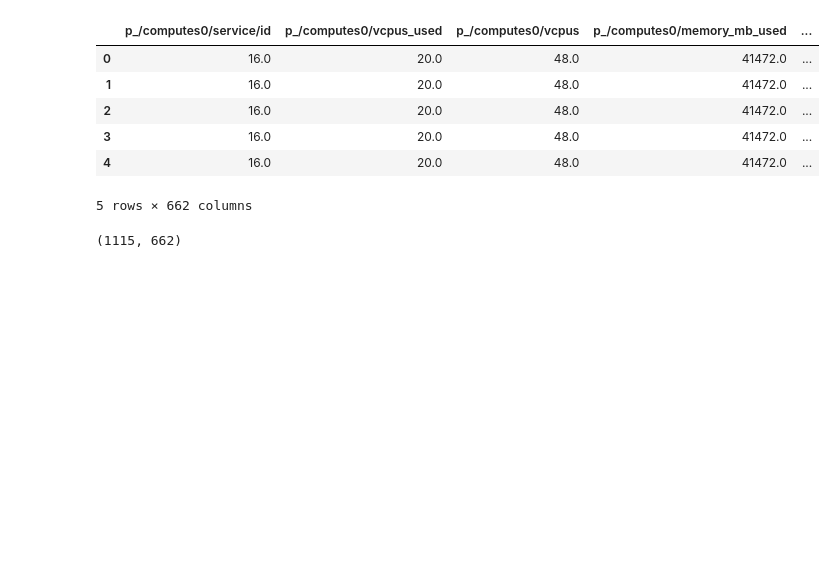
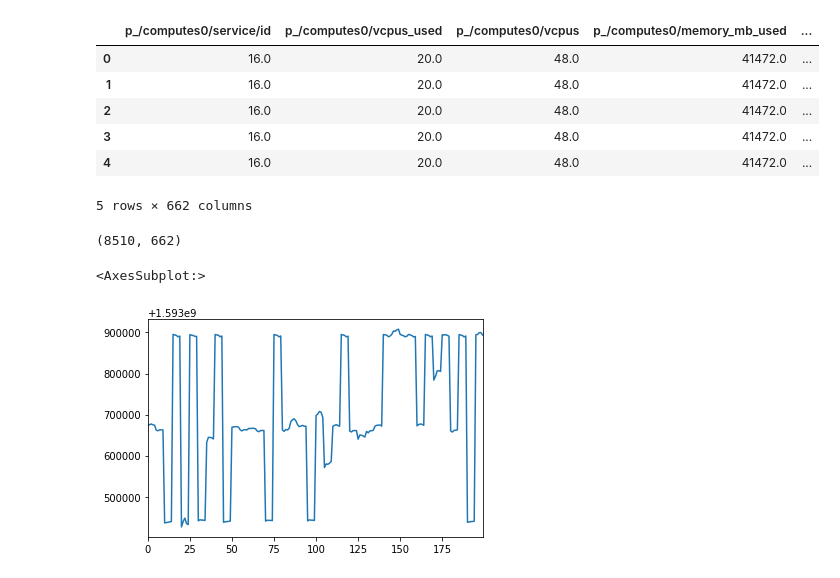
Before and after one commit to xiafei571/itu-gan, a Jupyter notebook: batch_timeGAN.ipynb, the cells around one changed output. Saved outputs shown, nothing was run; the diff lists cells and outputs as text; code cells hidden in the pictures; blank space fills up the shorter version.

```diff
--- a/batch_timeGAN.ipynb
+++ b/batch_timeGAN.ipynb
@@ -126,7 +131,7 @@ parameters = dict()
 parameters['module'] = 'lstm'
 parameters['hidden_dim'] = 24
 parameters['num_layer'] = 3
-parameters['iterations'] = 4000
+parameters['iterations'] = 10000
 parameters['batch_size'] = 128
 
 metric_iteration = 10
@@ -205,7 +213,7 @@ print(predictive_score_list)
 # type 11: ixnetwork-bgp-hijacking-start
 
 df_final['v_type'] = 'tap-loss-start'
-df_final['v_type_code'] = 5
+df_final['v_type_code'] = 57
 # %%
 df_final.head()
 # %% [output]
@@ -219,6 +227,11 @@ df_final.head()
 # %%
 df_final.shape
 # %% [output]
-(1115, 662)
+(8510, 662)
 # %%
 df_final.to_csv('./data/generated_all_data.csv', index=False)
+# %%
+df_final['v_/time'][:200].plot.line()
+# %% [output]
+<AxesSubplot:>
+[figure, added]
```
Also changed, not shown: parts of 3 cells of this notebook, 3 other files.
